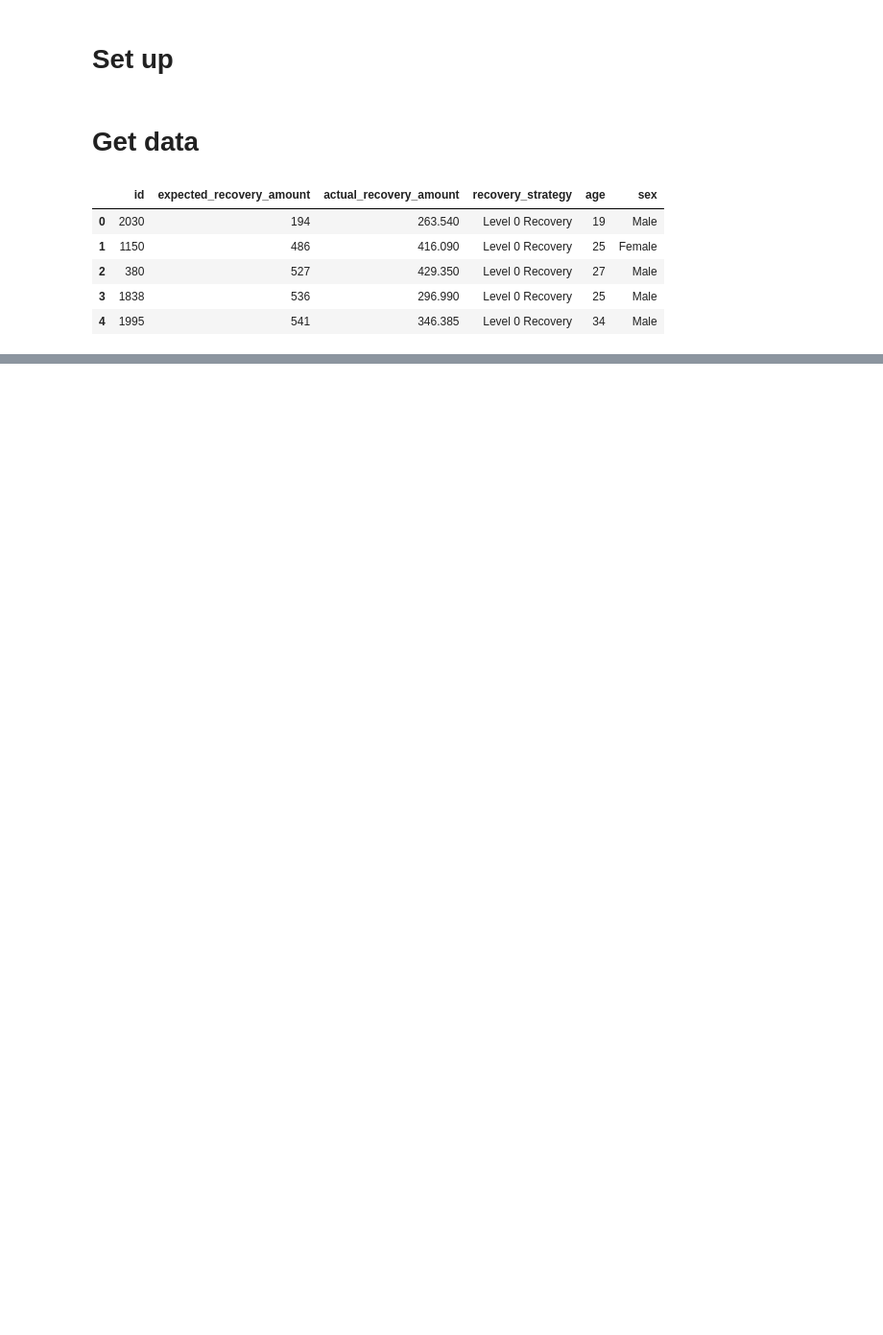
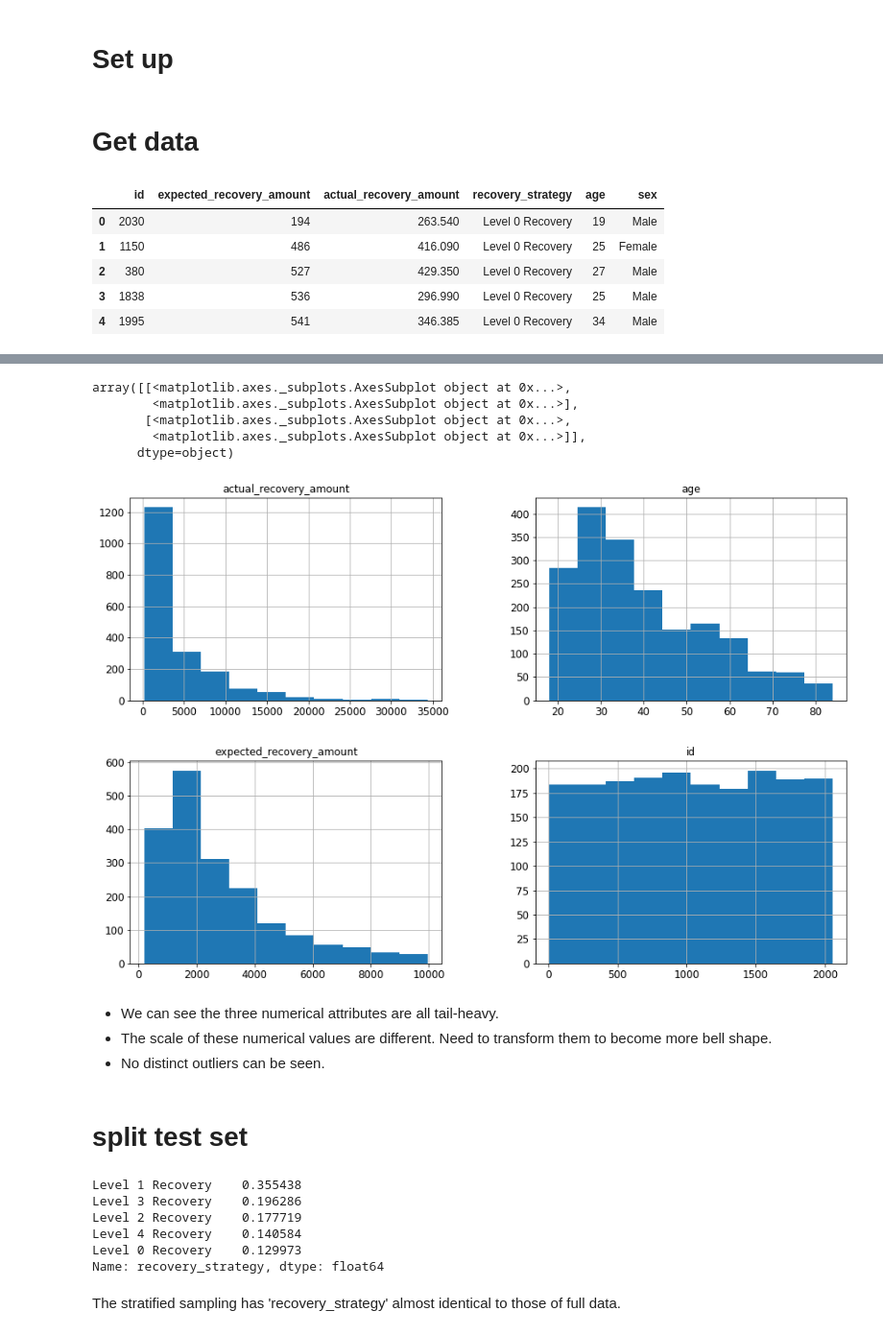
Before and after one commit to AilingLiu/Which-Debts-Are-Worth-the-Bank-s-Effort, a Jupyter notebook: bank_debt_analysis_automation.ipynb, the cells around one changed output, grey strips where cells are left out. Shown at 96% size. Saved outputs shown, nothing was run; the diff lists cells and outputs as text; code cells hidden in the pictures; blank space fills up the shorter version.

```diff
--- a/bank_debt_analysis_automation.ipynb
+++ b/bank_debt_analysis_automation.ipynb
@@ -68,0 +119,16 @@ debt.head()
+# %%
+%matplotlib inline
+debt.hist(figsize=(15, 10))
+# %% [output]
+array([[<matplotlib.axes._subplots.AxesSubplot object at 0x...>,
+        <matplotlib.axes._subplots.AxesSubplot object at 0x...>],
+       [<matplotlib.axes._subplots.AxesSubplot object at 0x...>,
+        <matplotlib.axes._subplots.AxesSubplot object at 0x...>]],
+      dtype=object)
+[figure, added]
+# %% [markdown]
+- We can see the three numerical attributes are all tail-heavy.
+- The scale of these numerical values are different. Need to transform them to become more bell shape.
+- No distinct outliers can be seen.
+# %% [markdown]
+# split test set
@@ -68,0 +145,11 @@ debt.head()
+# %%
+strat_test_set['recovery_strategy'].value_counts()/len(strat_test_set)
+# %% [output]
+Level 1 Recovery    0.355438
+Level 3 Recovery    0.196286
+Level 2 Recovery    0.177719
+Level 4 Recovery    0.140584
+Level 0 Recovery    0.129973
+Name: recovery_strategy, dtype: float64
+# %% [markdown]
+The stratified sampling has 'recovery_strategy' almost identical to those of full data.
```
Also changed, not shown: parts of 27 cells of this notebook.
